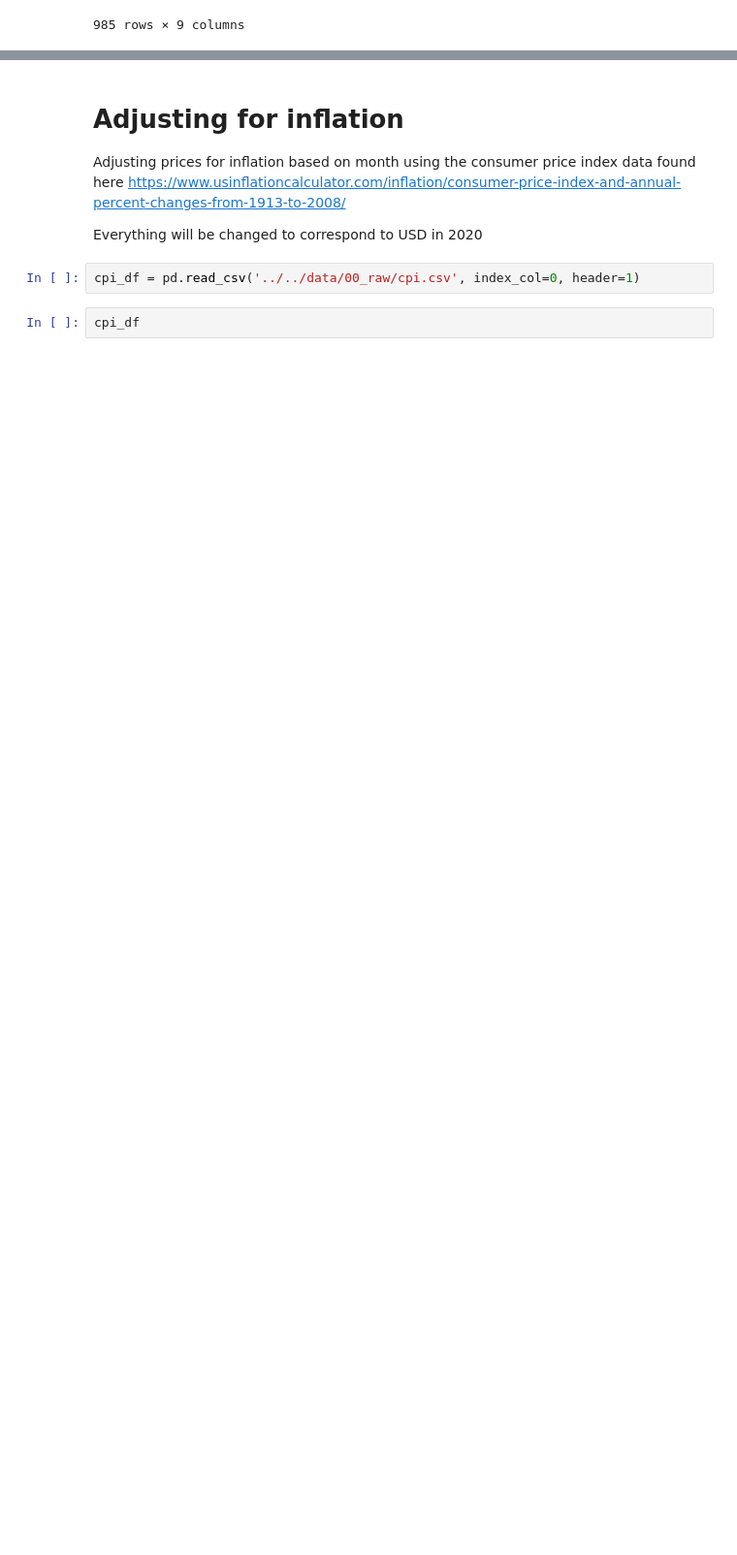
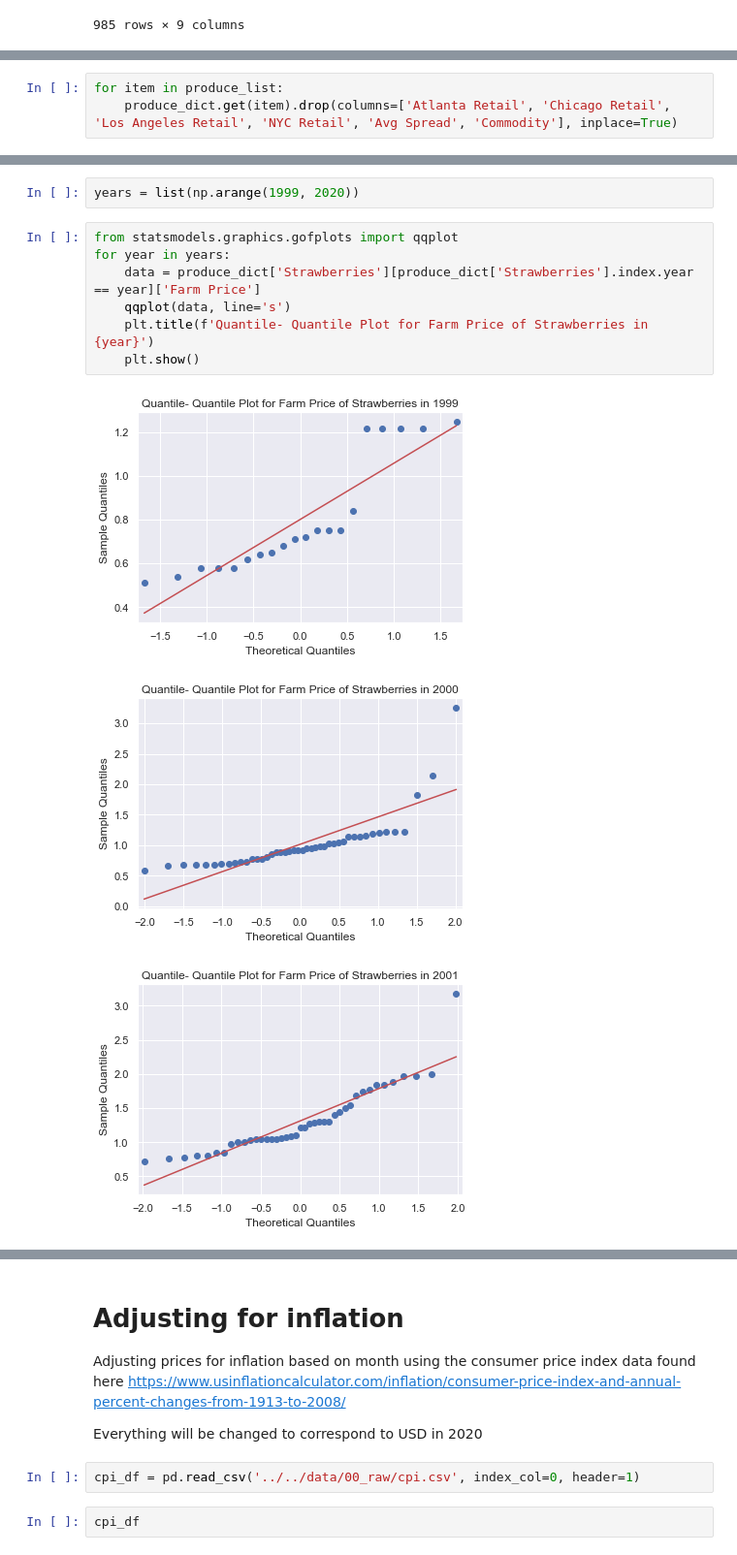
Before and after one commit to tim-christy/agriculture-price-analysis, a Jupyter notebook: notebooks/01_exploration/EDA.ipynb, the cells around one changed output, grey strips where cells are left out. Shown at 97% size. Cells and saved outputs as stored; diff of their text form; blank space fills up the shorter version.

Commit message:
fadded qq-plots by year and changing starting approach to EDA

```diff
--- a/notebooks/01_exploration/EDA.ipynb
+++ b/notebooks/01_exploration/EDA.ipynb
@@ -132,0 +117,3 @@ produce_dict['Strawberries']
+# %%
+for item in produce_list:
+    produce_dict.get(item).drop(columns=['Atlanta Retail', 'Chicago Retail', 'Los Angeles Retail', 'NYC Retail', 'Avg Spread', 'Commodity'], inplace=True)
@@ -132,0 +167,13 @@ produce_dict['Strawberries']
+# %%
+years = list(np.arange(1999, 2020))
+# %%
+from statsmodels.graphics.gofplots import qqplot
+for year in years:
+    data = produce_dict['Strawberries'][produce_dict['Strawberries'].index.year == year]['Farm Price']
+    qqplot(data, line='s')
+    plt.title(f'Quantile- Quantile Plot for Farm Price of Strawberries in {year}')
+    plt.show()
+# %% [output]
+[figure, added]
+[figure, added]
+[figure, added]
```
Also changed, not shown: parts of 23 cells of this notebook.
